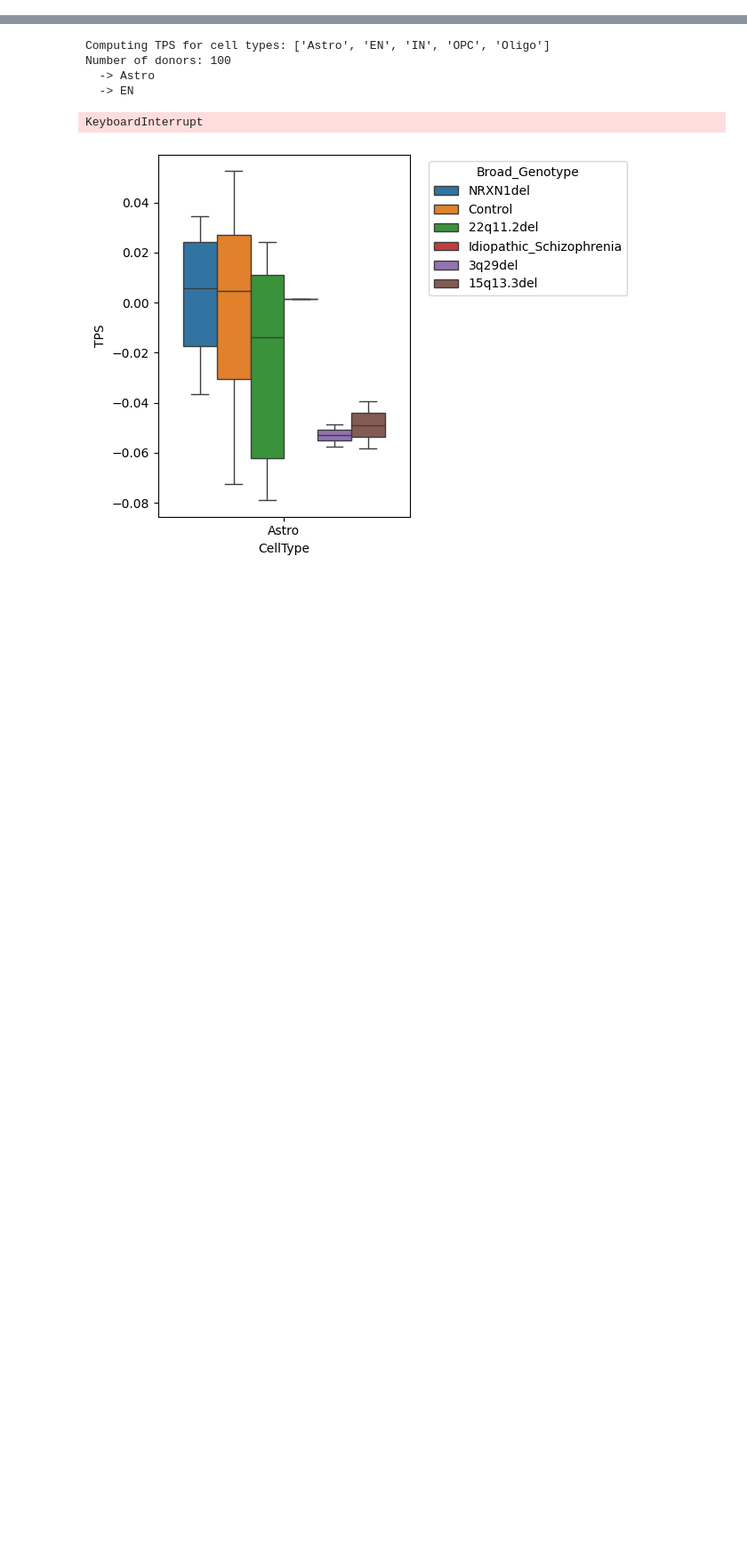
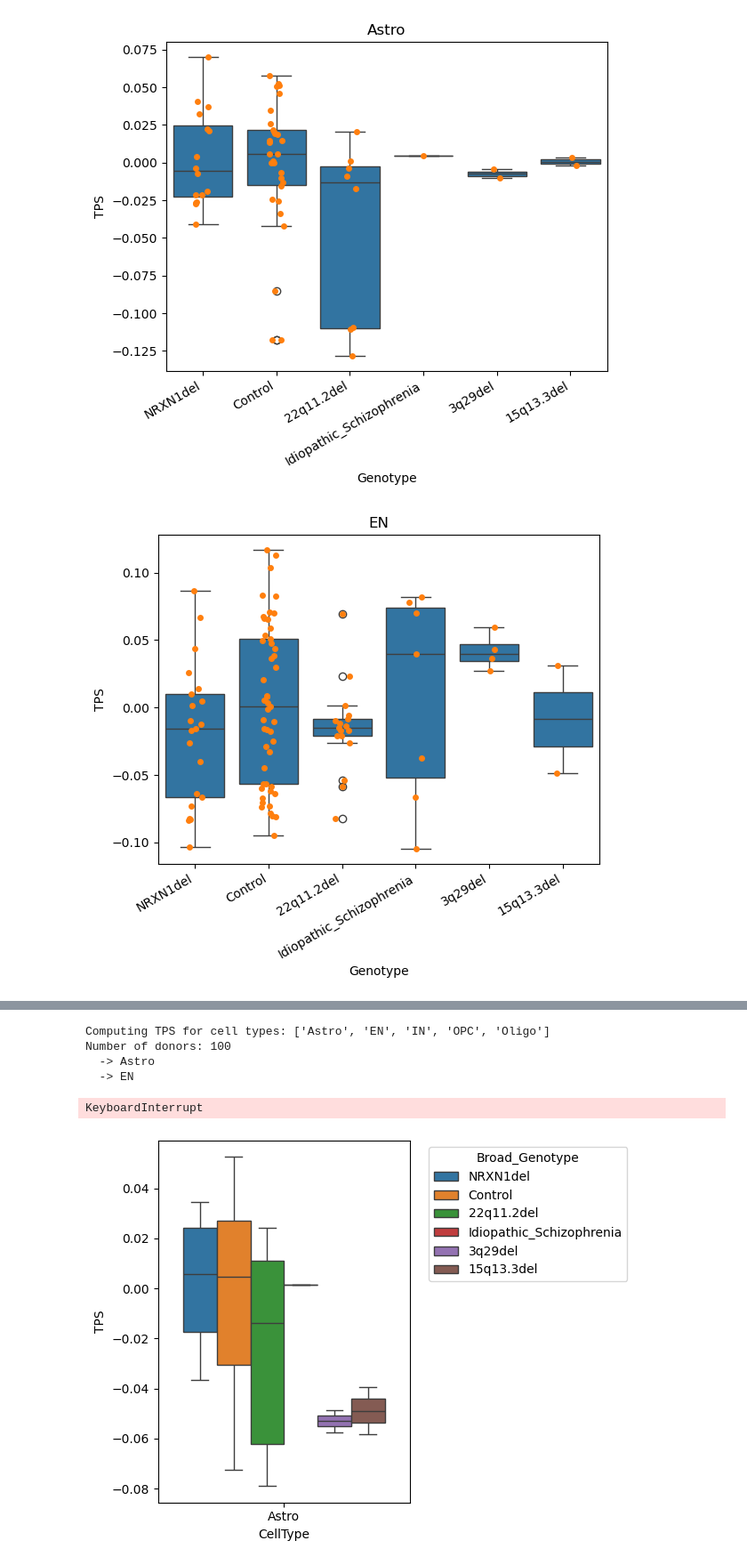
Before and after one commit to deepak-kaji/schizophrenia_organoid_convergence, a Jupyter notebook: psychad_mapping/transcriptomic_phenotype_score.ipynb, the cells around one changed output, grey strips where cells are left out. Shown at 89% size. Saved outputs shown, nothing was run; the diff lists cells and outputs as text; code cells hidden in the pictures; blank space fills up the shorter version.

```diff
--- a/psychad_mapping/transcriptomic_phenotype_score.ipynb
+++ b/psychad_mapping/transcriptomic_phenotype_score.ipynb
@@ -285,3 +285,5 @@ def fdr_per_celltype(dge_df):
 dreamlet_dge = pd.read_parquet('/mnt/sdb/scz_meta_analysis_processed/psychad_mapping/res_meta.parquet')
 
 dreamlet_metadata = pd.read_excel('/mnt/sdb/scz_meta_analysis_processed/psychad_mapping/contrast_pairs.xlsx')
+
+dreamlet_combined = pd.read_parquet('/mnt/sdb/scz_meta_analysis_processed/psychad_mapping/topTable_combined.parquet')
@@ -308,0 +517,16 @@ adata.obs['Broad_Genotype_CellType'] = adata.obs['Donor_Sample'].astype('str') +
+# %%
+# TPS with HBCC DGE #
+
+# Calculate TPS #
+tps_hbcc = compute_tps_matrix(adata, hbcc_scz, celltype_col="psychad_celltypes",
+                            donor_col="Donor_Sample",
+                            de_celltype_col="assay", de_gene_col="ID", de_logfc_col="logFC",
+                            cell_types=None, min_cells_per_donor=0)
+
+# Arrange TPS DF for Plotting
+tps_hbcc = tps_hbcc.T
+donor_genotype_dict = dict(zip(adata.obs['Donor_Sample'], adata.obs['Broad_Genotype']))
+tps_hbcc['Genotype'] = tps_hbcc.index.map(donor_genotype_dict)
+tps_hbcc['Donor_Sample'] = tps_hbcc.index
+
+tps_hbcc_melted = pd.melt(tps_hbcc, id_vars=['Genotype', 'Donor_Sample'], var_name='CellType', value_name='TPS')
@@ -308,0 +541,10 @@ adata.obs['Broad_Genotype_CellType'] = adata.obs['Donor_Sample'].astype('str') +
+# %%
+for celltype in tps_hbcc_melted['CellType'].unique():
+    plt.title(celltype)
+    sns.boxplot(tps_hbcc_melted[tps_hbcc_melted['CellType'] == celltype], x='Genotype', y='TPS')
+    sns.stripplot(tps_hbcc_melted[tps_hbcc_melted['CellType'] == celltype], x='Genotype', y='TPS')
+    plt.xticks(rotation=30, ha='right')
+    plt.show()
+# %% [output]
+[figure, added]
+[figure, added]
```
Also changed, not shown: parts of 27 cells of this notebook, 4 other files.
